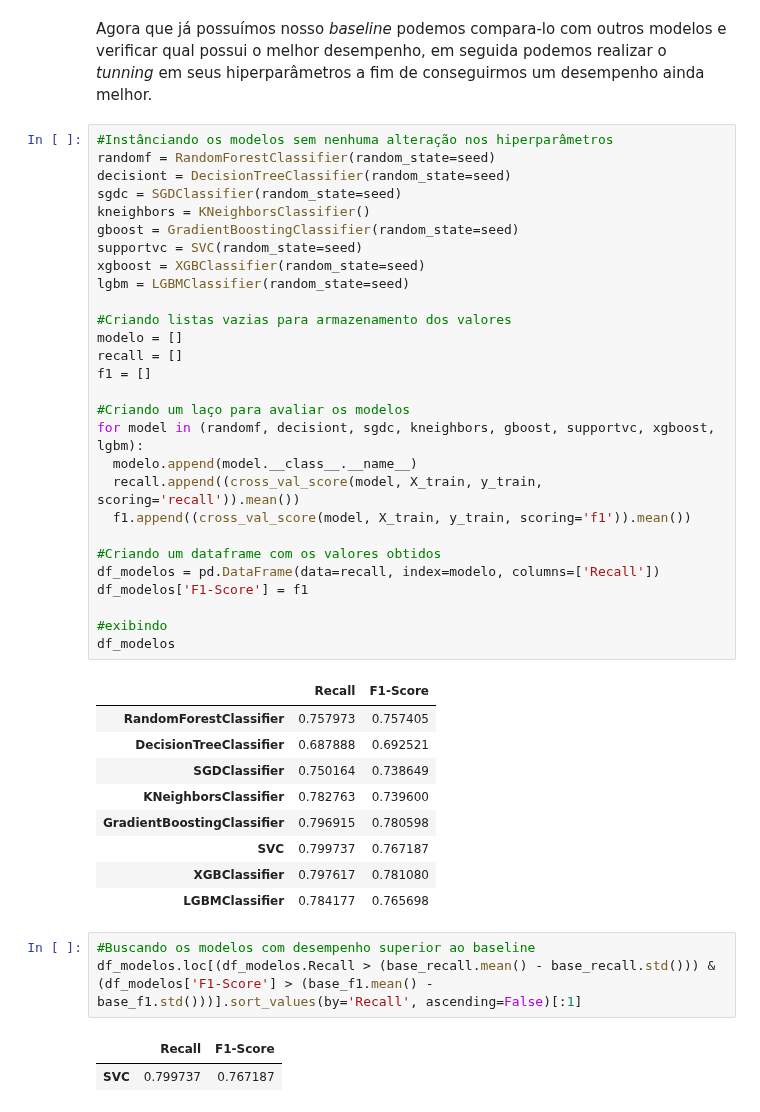
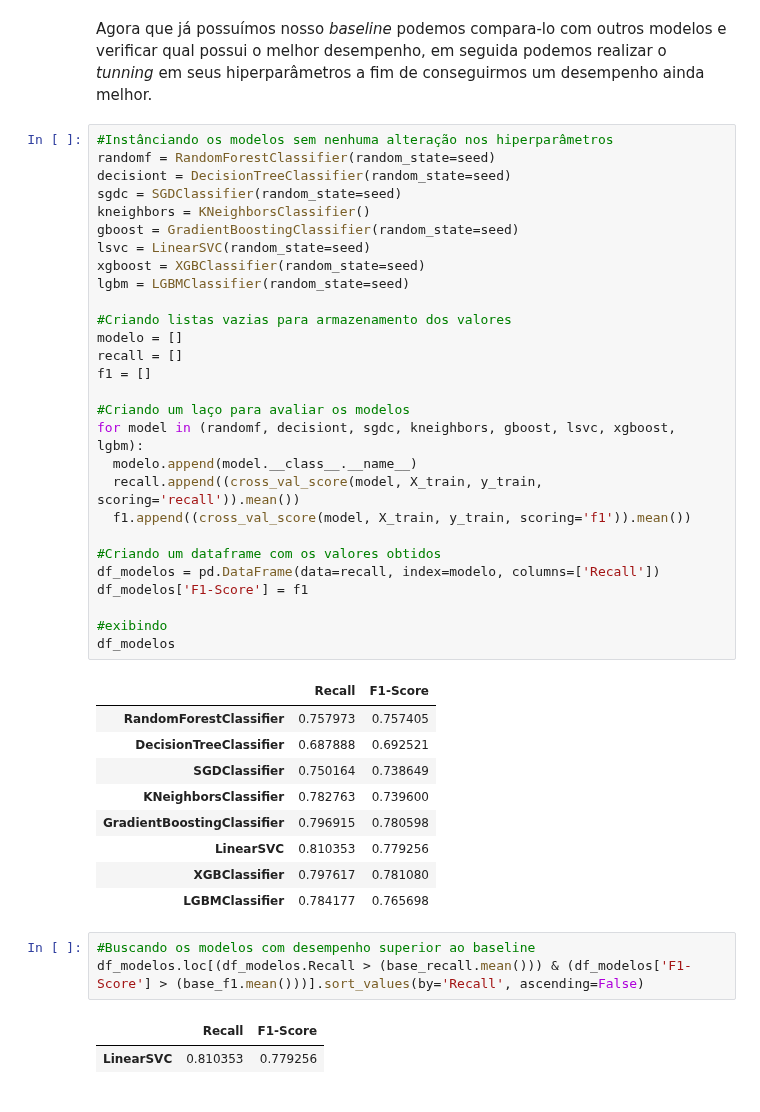
Before and after one commit to LuisCSGuimaraes/ChurnPrediction, a Jupyter notebook: Notebook/Churn Prediction.ipynb, the cells around one changed output. Cells and saved outputs as stored; diff of their text form.

Commit message:
LinearSVC Model

```diff
--- a/Notebook/Churn Prediction.ipynb
+++ b/Notebook/Churn Prediction.ipynb
@@ -1575,42 +1575,42 @@ randomf = RandomForestClassifier(random_state=seed)
 decisiont = DecisionTreeClassifier(random_state=seed)
 sgdc = SGDClassifier(random_state=seed)
 kneighbors = KNeighborsClassifier()
 gboost = GradientBoostingClassifier(random_state=seed)
-supportvc = SVC(random_state=seed)
+lsvc = LinearSVC(random_state=seed)
 xgboost = XGBClassifier(random_state=seed)
 lgbm = LGBMClassifier(random_state=seed)
 
 #Criando listas vazias para armazenamento dos valores
 modelo = []
 recall = []
 f1 = []
 
 #Criando um laço para avaliar os modelos
-for model in (randomf, decisiont, sgdc, kneighbors, gboost, supportvc, xgboost, lgbm):
+for model in (randomf, decisiont, sgdc, kneighbors, gboost, lsvc, xgboost, lgbm):
   modelo.append(model.__class__.__name__)
   recall.append((cross_val_score(model, X_train, y_train, scoring='recall')).mean())
   f1.append((cross_val_score(model, X_train, y_train, scoring='f1')).mean())
 
 #Criando um dataframe com os valores obtidos
 df_modelos = pd.DataFrame(data=recall, index=modelo, columns=['Recall'])
 df_modelos['F1-Score'] = f1
 
 #exibindo
 df_modelos
 # %% [output]
 |  | Recall | F1-Score |
 | RandomForestClassifier | 0.757973 | 0.757405 |
 | DecisionTreeClassifier | 0.687888 | 0.692521 |
 | SGDClassifier | 0.750164 | 0.738649 |
 | KNeighborsClassifier | 0.782763 | 0.739600 |
 | GradientBoostingClassifier | 0.796915 | 0.780598 |
-| SVC | 0.799737 | 0.767187 |
+| LinearSVC | 0.810353 | 0.779256 |
 | XGBClassifier | 0.797617 | 0.781080 |
 | LGBMClassifier | 0.784177 | 0.765698 |
 # %%
 #Buscando os modelos com desempenho superior ao baseline
-df_modelos.loc[(df_modelos.Recall > (base_recall.mean() - base_recall.std())) & (df_modelos['F1-Score'] > (base_f1.mean() - base_f1.std()))].sort_values(by='Recall', ascending=False)[:1]
+df_modelos.loc[(df_modelos.Recall > (base_recall.mean())) & (df_modelos['F1-Score'] > (base_f1.mean()))].sort_values(by='Recall', ascending=False)
 # %% [output]
 |  | Recall | F1-Score |
-| SVC | 0.799737 | 0.767187 |
+| LinearSVC | 0.810353 | 0.779256 |
 # %% [markdown]
```
Also changed, not shown: parts of 16 cells of this notebook.
